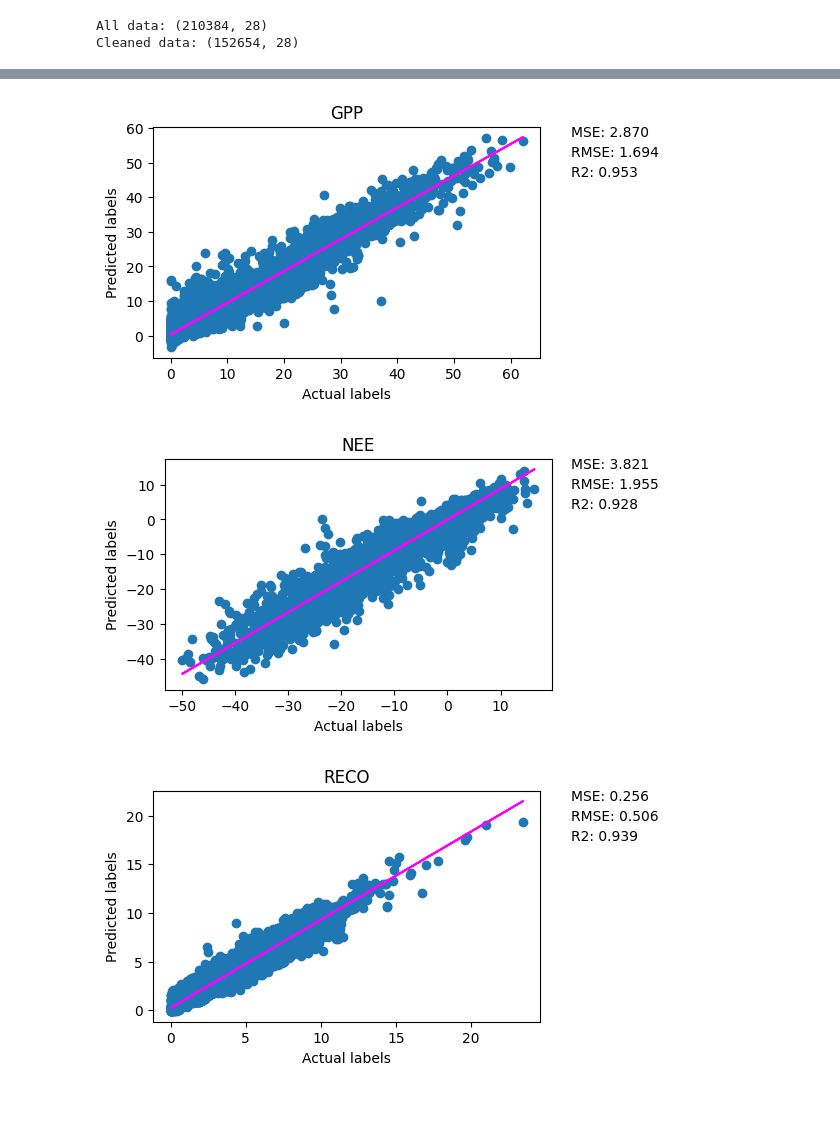
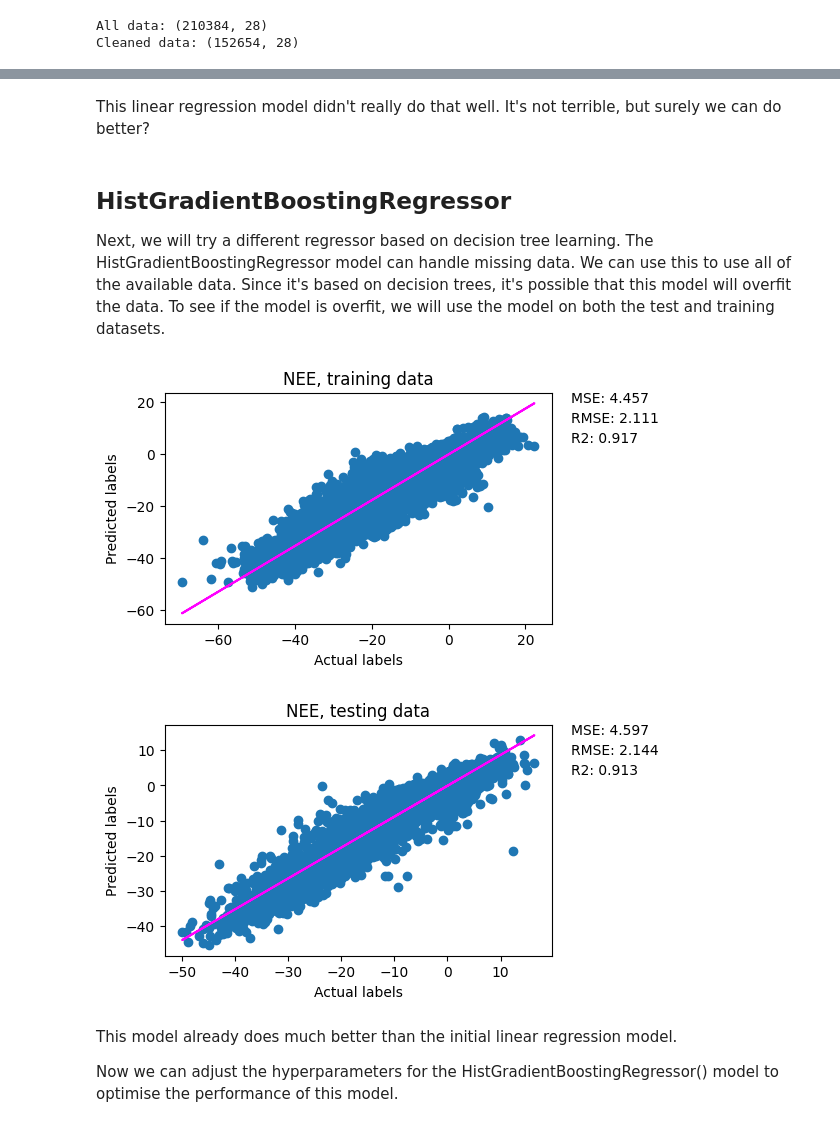
Before and after one commit to csharp14/land-management-project, a Jupyter notebook: land-management-analysis.ipynb, the cells around one changed output, grey strips where cells are left out. Cells and saved outputs as stored; diff of their text form; code cells hidden in the pictures.

```diff
--- a/land-management-analysis.ipynb
+++ b/land-management-analysis.ipynb
@@ -83,5 +96,7 @@ data.head()
 # %%
-cleaned_data = data.dropna()
+# The linear regression model used below cannot deal with missing values
+cleaned_data = data.dropna(axis=0)
+
 print('All data:', data.shape)
 print('Cleaned data:', cleaned_data.shape)
 # %% [output]
@@ -89,0 +138,2 @@ Cleaned data: (152654, 28)
+# %%
+reduced_features = ['Soil_water_content_3','Soil_temperature_1','Sensible_heat_flux']
@@ -226,0 +241,26 @@ for label in labels:
+# %%
+from sklearn.linear_model import LinearRegression
+
+labels = ['NEE']
+sorted_features = pd.DataFrame()
+for label in labels:
+    # Split data into train and test sets
+    X_train, X_test, y_train, y_test = train_test_split(
+        cleaned_data[cleaned_features], cleaned_data[label],
+        test_size=0.1, random_state=42)
+
+    # Train linear regression model
+    lin_reg_model = LinearRegression()
+    fitted_lin_reg_model = lin_reg_model.fit(X_train, y_train)
+
+    # Plot model results
+    fig, ax, r2 = test_model(fitted_lin_reg_model,X_test,y_test,ttl=label)
+
+    # Calculate p-values for all features
+    model_analysis = calculate_p_values(fitted_lin_reg_model, X_test, y_test)
+    # Sort p-values
+    sorted_model_analysis = model_analysis.sort_values(by='p_values')
+    # Store the features corresponding to the sorted p-values in the same order
+    sorted_feats = sorted_model_analysis.index
+    sorted_features[label] = sorted_feats
+display(sorted_model_analysis)
@@ -227,10 +336,17 @@ for label in labels:
+# %% [markdown]
+This linear regression model didn't really do that well. It's not terrible, but surely we can do better?
+# %% [markdown]
+## HistGradientBoostingRegressor
+Next, we will try a different regressor based on decision tree learning. The HistGradientBoostingRegressor model can handle missing data. We can use this to use all of the available data. Since it's based on decision trees, it's possible that this model will overfit the data. To see if the model is overfit, we will use the model on both the test and training datasets.
 # %%
+from sklearn.ensemble import HistGradientBoostingRegressor
+
 for label in labels:
-    X_train, X_test, y_train, y_test = train_test_split(data[features],data[label],
+    X_train, X_test, y_train, y_test = train_test_split(data[all_features],data[label],
                                                         test_size=0.1, random_state=42)
     HGBR_model = HistGradientBoostingRegressor().fit(X_train, y_train)
-    fig, ax = test_model(HGBR_model,X_test,y_test)
+    fig, ax, r2 = test_model(HGBR_model,X_train,y_train,ttl=label + ', training data')
+    fig, ax, r2 = test_model(HGBR_model,X_test,y_test,ttl=label + ', testing data')
 # %% [output]
-[figure, old version]
+[figure, new version]
-[figure, old version]
+[figure, new version]
-[figure, removed]
@@ -236,0 +358,4 @@ for label in labels:
+# %% [markdown]
+This model already does much better than the initial linear regression model.
+
+Now we can adjust the hyperparameters for the HistGradientBoostingRegressor() model to optimise the performance of this model.
```
Also changed, not shown: parts of 19 cells of this notebook, 3 other files.
